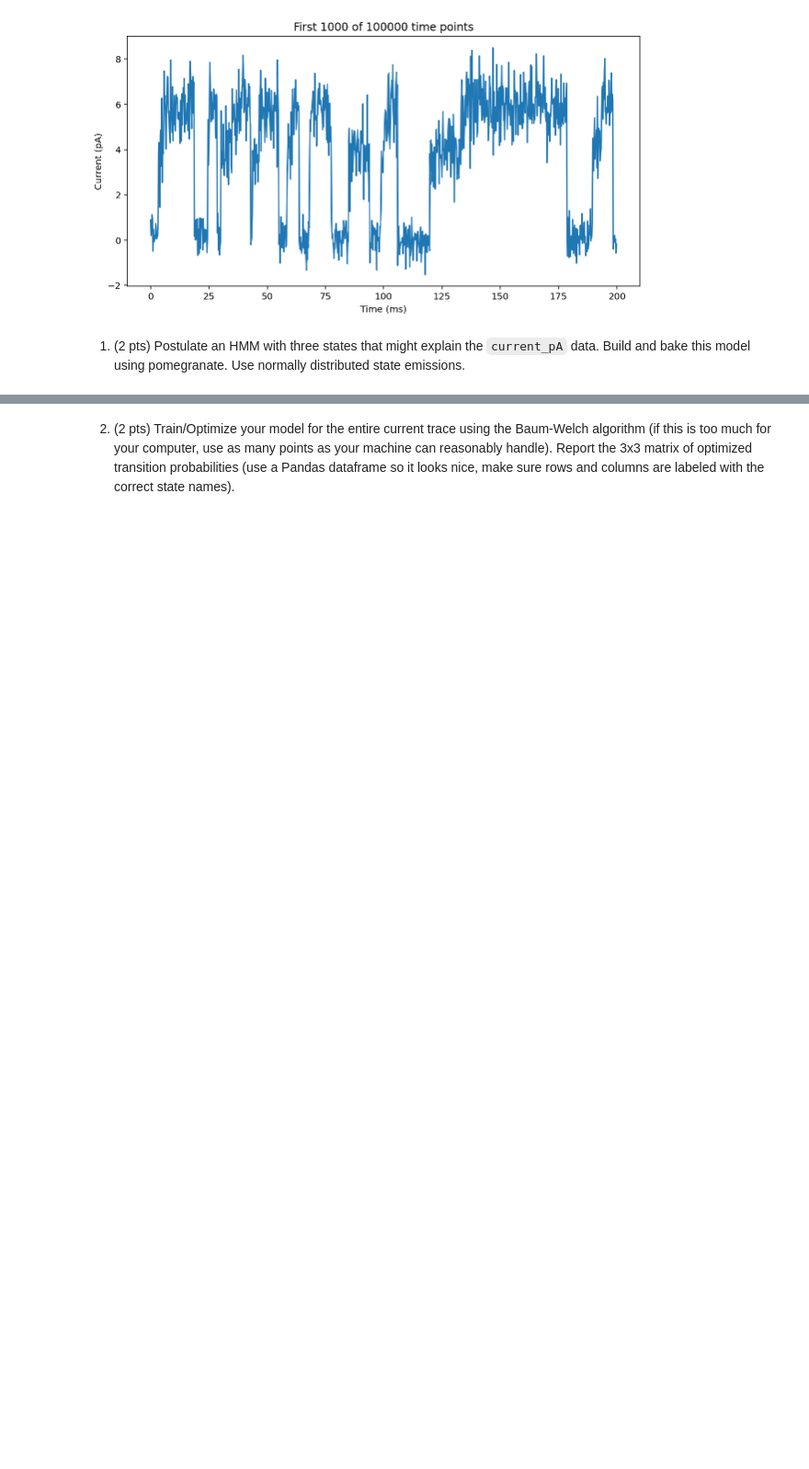
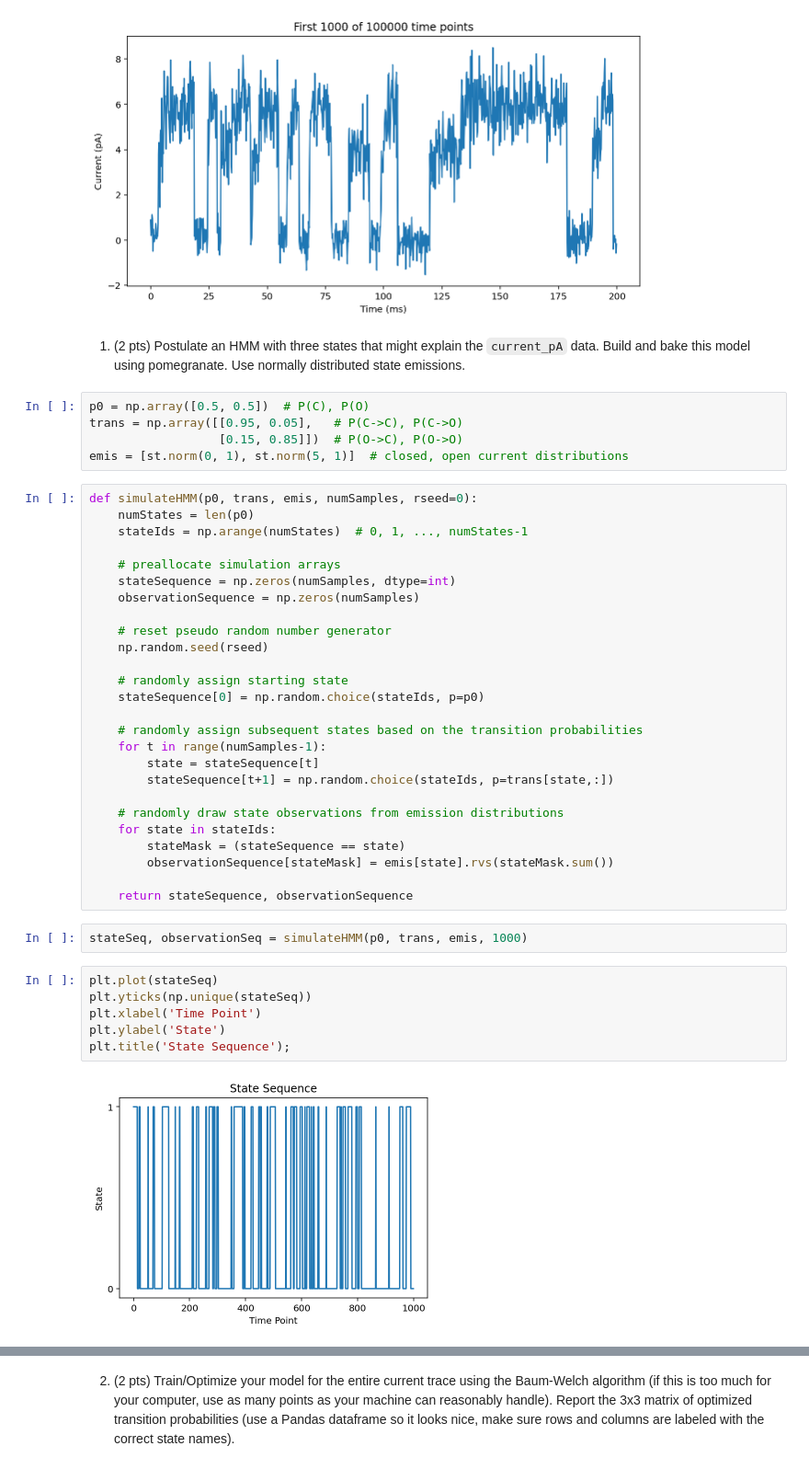
Before and after one commit to nishadalal120/NEU-365P-385L-Spring-2021, a Jupyter notebook: homework/extracredit-hmm.ipynb, the cells around one changed output, grey strips where cells are left out. Shown at 92% size. Cells and saved outputs as stored; diff of their text form; blank space fills up the shorter version.

```diff
--- a/homework/extracredit-hmm.ipynb
+++ b/homework/extracredit-hmm.ipynb
@@ -31,3 +32,44 @@ plt.title(f'First {n} of {len(current_pA)} time points');
 [figure]
 # %% [markdown]
 1. (2 pts) Postulate an HMM with three states that might explain the `current_pA` data. Build and bake this model using pomegranate. Use normally distributed state emissions.
+# %%
+p0 = np.array([0.5, 0.5])  # P(C), P(O)
+trans = np.array([[0.95, 0.05],   # P(C->C), P(C->O)
+                  [0.15, 0.85]])  # P(O->C), P(O->O)
+emis = [st.norm(0, 1), st.norm(5, 1)]  # closed, open current distributions
+# %%
+def simulateHMM(p0, trans, emis, numSamples, rseed=0):
+    numStates = len(p0)
+    stateIds = np.arange(numStates)  # 0, 1, ..., numStates-1
+
+    # preallocate simulation arrays
+    stateSequence = np.zeros(numSamples, dtype=int)
+    observationSequence = np.zeros(numSamples)
+
+    # reset pseudo random number generator
+    np.random.seed(rseed)
+
+    # randomly assign starting state
+    stateSequence[0] = np.random.choice(stateIds, p=p0)
+
+    # randomly assign subsequent states based on the transition probabilities
+    for t in range(numSamples-1):
+        state = stateSequence[t]
+        stateSequence[t+1] = np.random.choice(stateIds, p=trans[state,:])
+
+    # randomly draw state observations from emission distributions
+    for state in stateIds:
+        stateMask = (stateSequence == state)
+        observationSequence[stateMask] = emis[state].rvs(stateMask.sum())
+
+    return stateSequence, observationSequence
+# %%
+stateSeq, observationSeq = simulateHMM(p0, trans, emis, 1000)
+# %%
+plt.plot(stateSeq)
+plt.yticks(np.unique(stateSeq))
+plt.xlabel('Time Point')
+plt.ylabel('State')
+plt.title('State Sequence');
+# %% [output]
+[figure, added]
```
Also changed, not shown: parts of 6 cells of this notebook.
